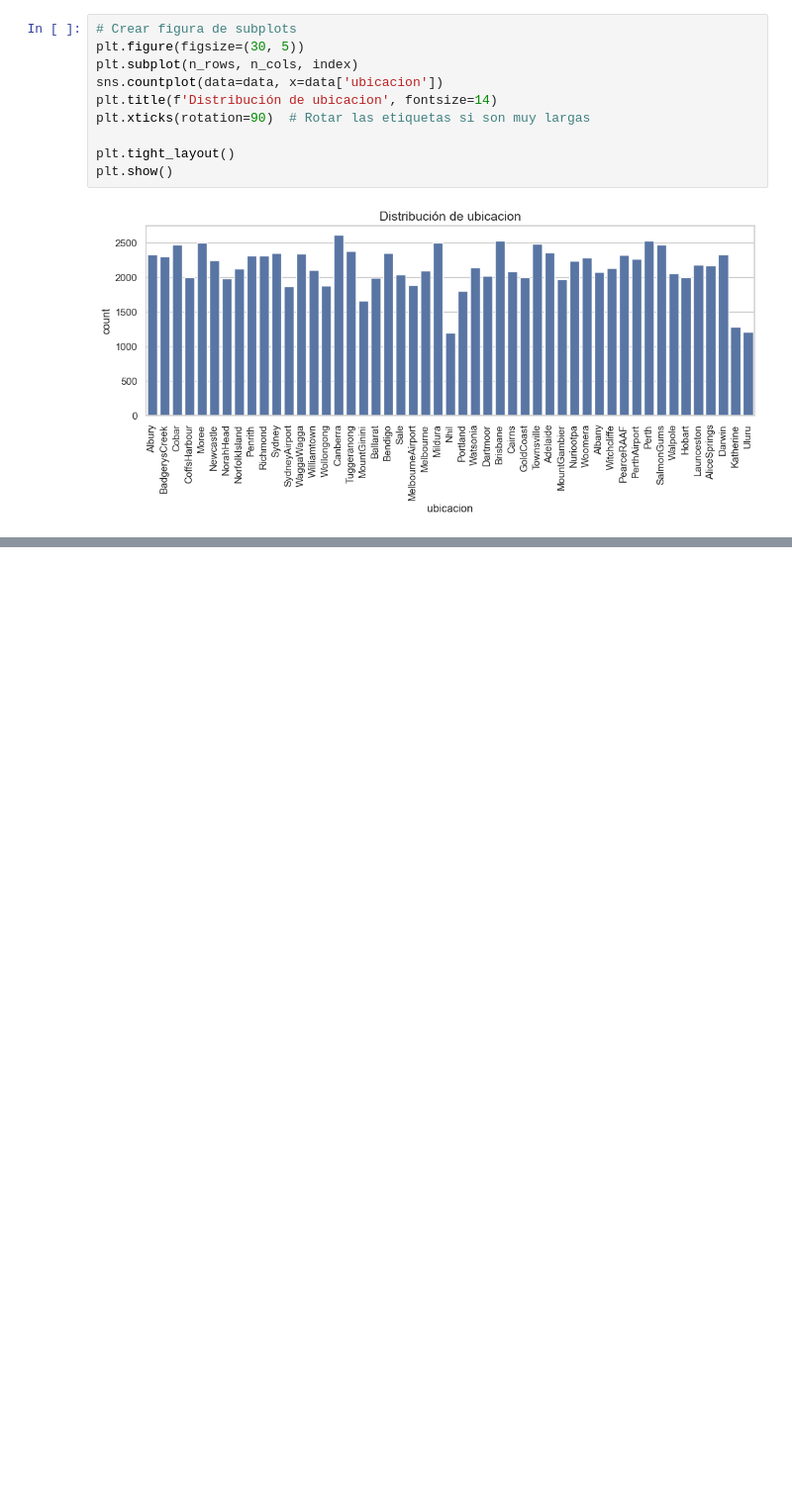
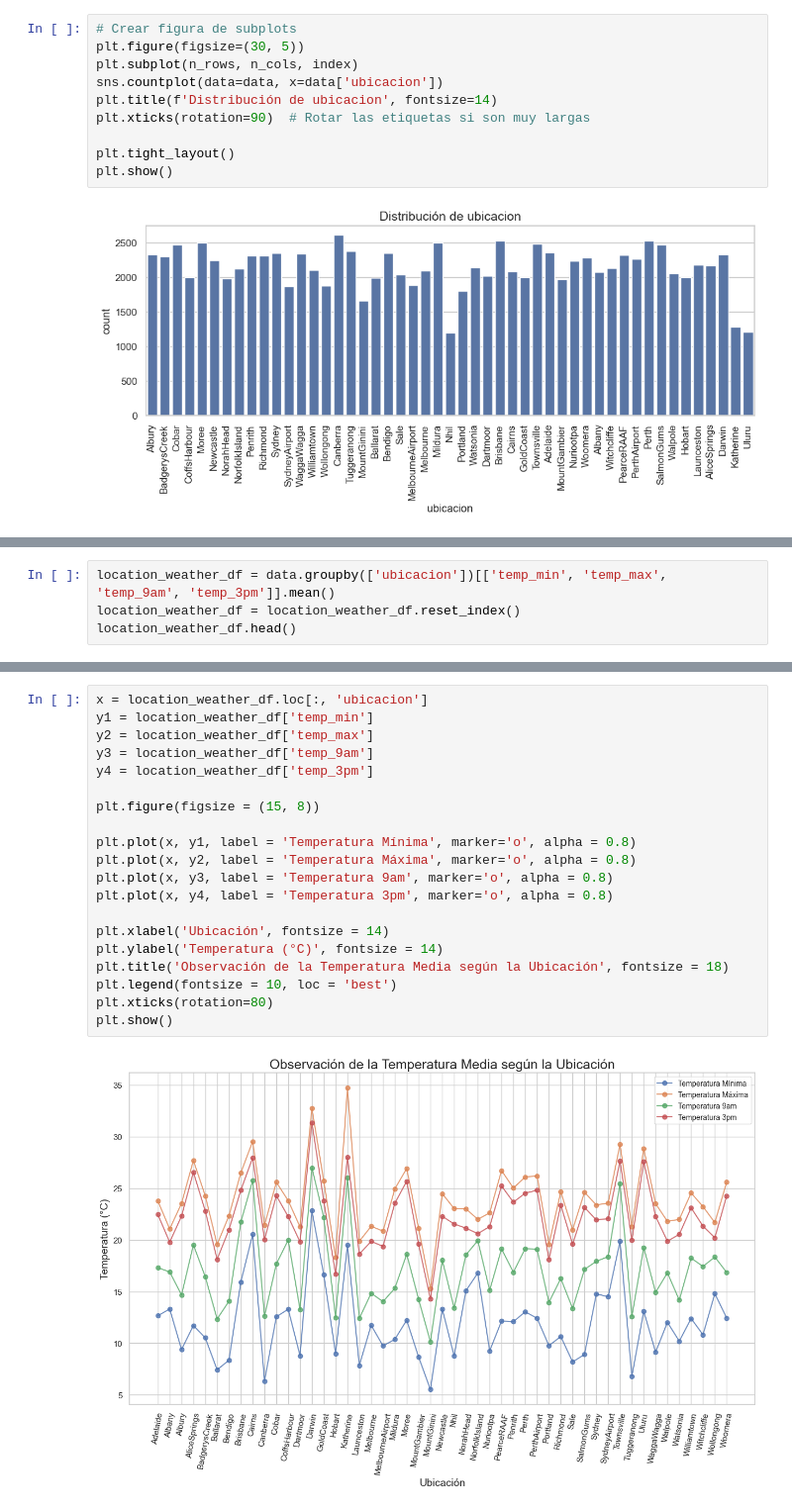
Before and after one commit to mariaRam2003/hdt6_mineria, a Jupyter notebook: HT6-EDA.ipynb, the cells around one changed output, grey strips where cells are left out. Shown at 99% size. Saved outputs shown, nothing was run; the diff lists cells and outputs as text; blank space fills up the shorter version.

```diff
--- a/HT6-EDA.ipynb
+++ b/HT6-EDA.ipynb
@@ -522,0 +746,4 @@ plt.show()
+# %%
+location_weather_df = data.groupby(['ubicacion'])[['temp_min', 'temp_max', 'temp_9am', 'temp_3pm']].mean()
+location_weather_df = location_weather_df.reset_index()
+location_weather_df.head()
@@ -522,0 +809,22 @@ plt.show()
+# %%
+x = location_weather_df.loc[:, 'ubicacion']
+y1 = location_weather_df['temp_min']
+y2 = location_weather_df['temp_max']
+y3 = location_weather_df['temp_9am']
+y4 = location_weather_df['temp_3pm']
+
+plt.figure(figsize = (15, 8))
+
+plt.plot(x, y1, label = 'Temperatura Mínima', marker='o', alpha = 0.8)
+plt.plot(x, y2, label = 'Temperatura Máxima', marker='o', alpha = 0.8)
+plt.plot(x, y3, label = 'Temperatura 9am', marker='o', alpha = 0.8)
+plt.plot(x, y4, label = 'Temperatura 3pm', marker='o', alpha = 0.8)
+
+plt.xlabel('Ubicación', fontsize = 14)
+plt.ylabel('Temperatura (°C)', fontsize = 14)
+plt.title('Observación de la Temperatura Media según la Ubicación', fontsize = 18)
+plt.legend(fontsize = 10, loc = 'best')
+plt.xticks(rotation=80)
+plt.show()
+# %% [output]
+[figure, added]
```
Also changed, not shown: parts of 20 cells of this notebook.
